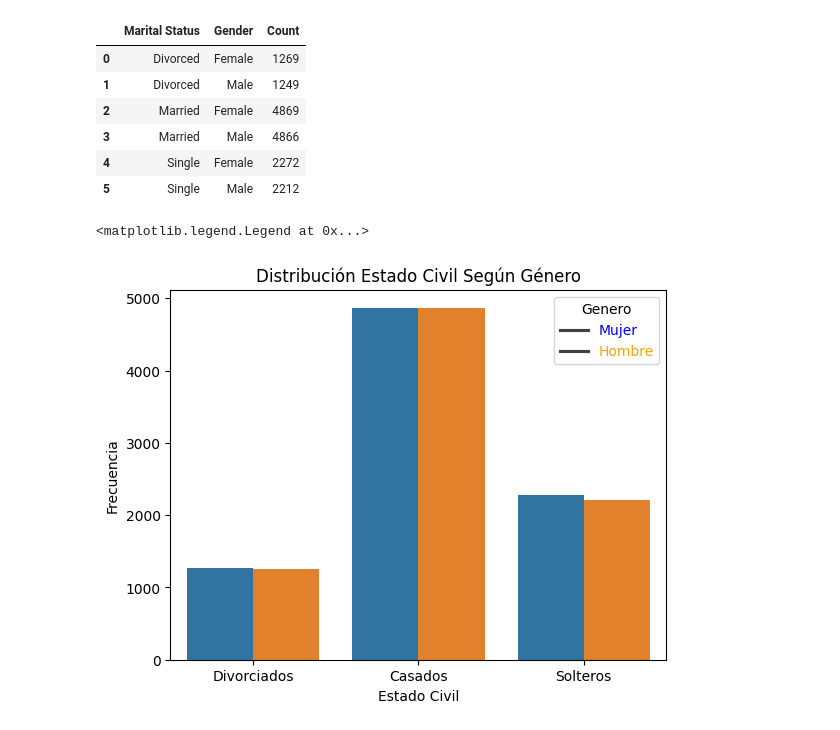
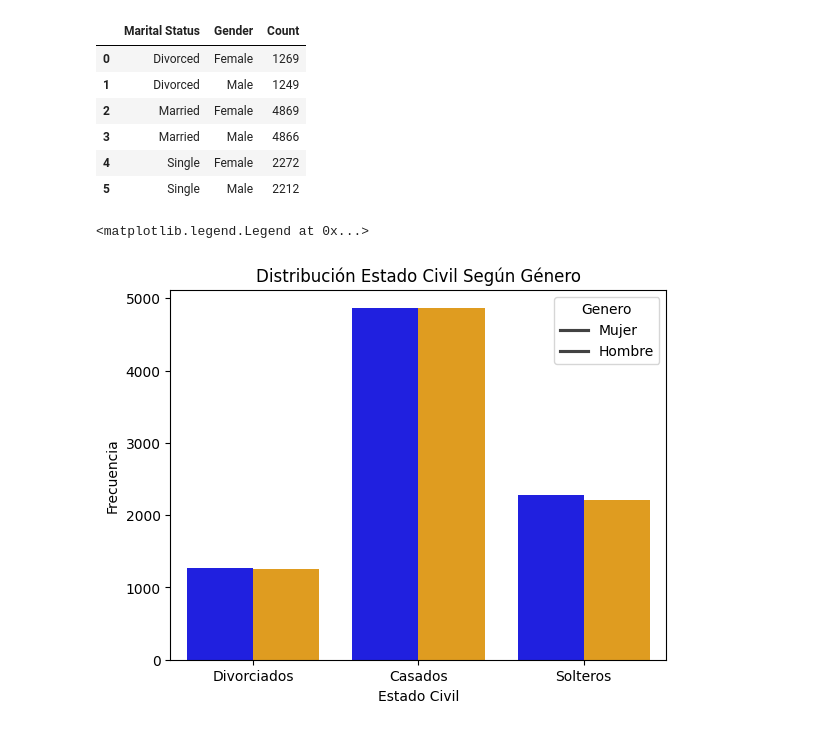
Before and after one commit to Adalab/bda-modulo-3-evaluacion-final-laurarj24, a Jupyter notebook: fase_2_visualizacion.ipynb, the cells around one changed output. Cells and saved outputs as stored; diff of their text form; code cells hidden in the pictures.

Commit message:
visualizacion final

```diff
--- a/fase_2_visualizacion.ipynb
+++ b/fase_2_visualizacion.ipynb
@@ -292,12 +292,12 @@ customer_marital
 # %%
 customer_marital = customer_info.groupby('Marital Status')['Gender'].value_counts().reset_index()
 
-sns.barplot(data=customer_marital, x= 'Marital Status', y='count', hue='Gender')
+sns.barplot(data=customer_marital, x= 'Marital Status', y='count', hue='Gender', palette=['blue', 'orange'])
 plt.xticks(ticks=range(3), labels=('Divorciados', 'Casados', 'Solteros'));
 plt.title('Distribución Estado Civil Según Género')
 plt.xlabel('Estado Civil')
 plt.ylabel('Frecuencia')
-plt.legend(title= 'Genero', labels=('Mujer', 'Hombre'), labelcolor=('blue', 'orange'))
+plt.legend(title= 'Genero', labels=('Mujer', 'Hombre'))
 # %% [output]
 <matplotlib.legend.Legend at 0x...>
-[figure, old version]
+[figure, new version]
```
